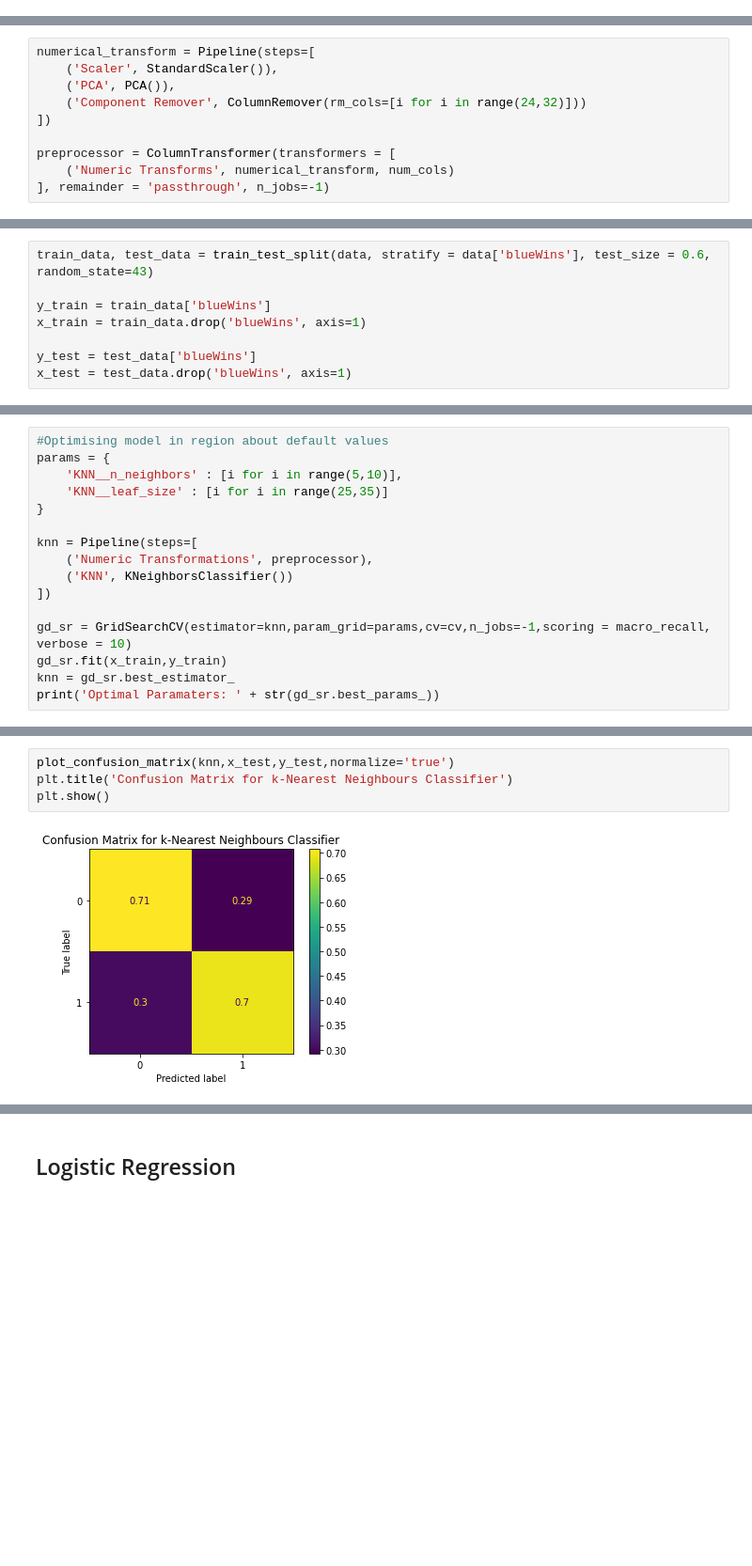
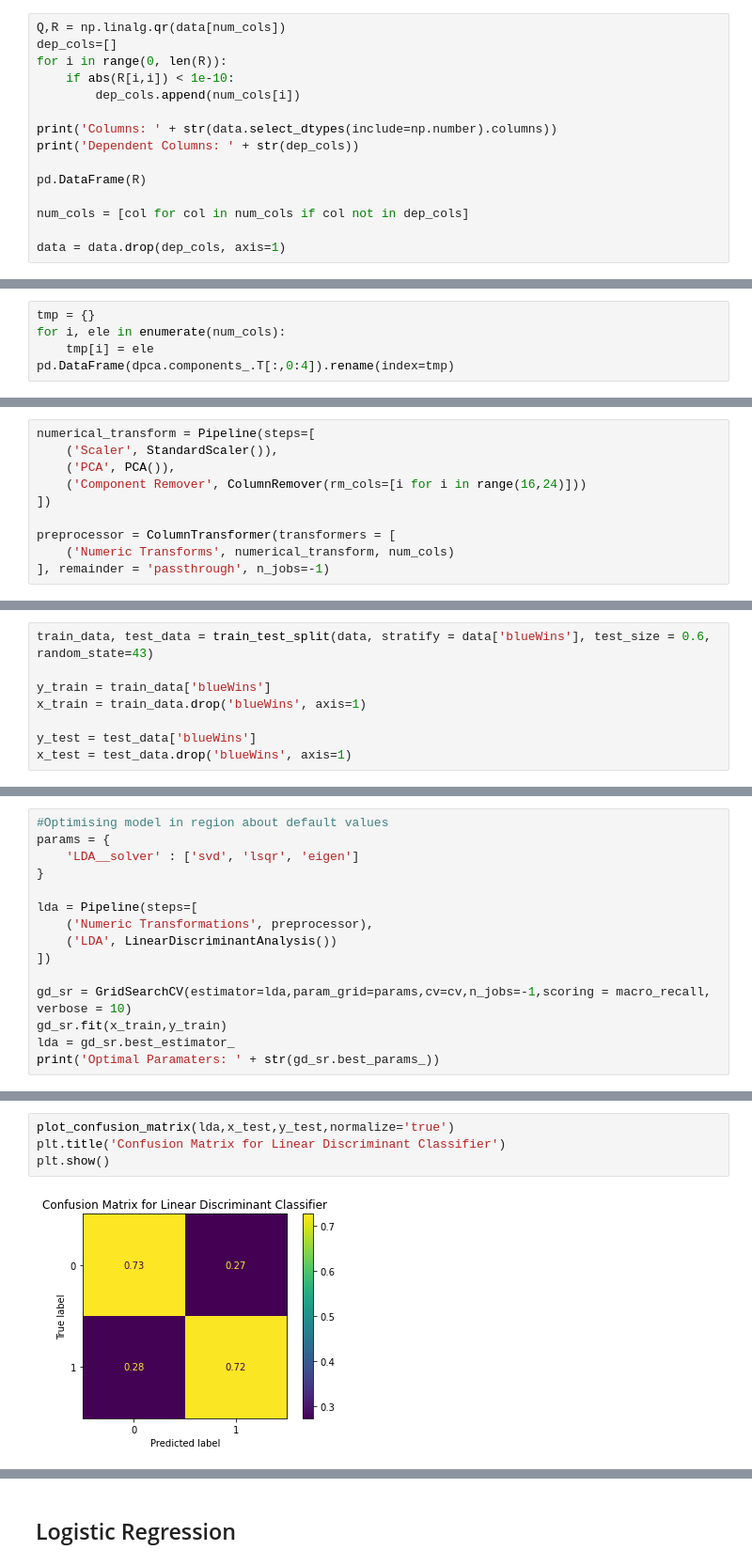
Before and after one commit to maxcollins1999/LOL-Data-Analysis, a Jupyter notebook: STAT2004 Assignment.ipynb, the cells around one changed output, grey strips where cells are left out. Shown at 94% size. Saved outputs shown, nothing was run; the diff lists cells and outputs as text; blank space fills up the shorter version.

```diff
--- a/STAT2004 Assignment.ipynb
+++ b/STAT2004 Assignment.ipynb
@@ -70,0 +100,15 @@ num_cols.remove('blueWins')
+# %%
+Q,R = np.linalg.qr(data[num_cols])
+dep_cols=[]
+for i in range(0, len(R)):
+    if abs(R[i,i]) < 1e-10:
+        dep_cols.append(num_cols[i])
+
+print('Columns: ' + str(data.select_dtypes(include=np.number).columns))
+print('Dependent Columns: ' + str(dep_cols))
+
+pd.DataFrame(R)
+
+num_cols = [col for col in num_cols if col not in dep_cols]
+
+data = data.drop(dep_cols, axis=1)
@@ -144,0 +181,5 @@ array([[ 7.52349110e-03,  9.73665164e-03, -2.04186734e-02],
+# %%
+tmp = {}
+for i, ele in enumerate(num_cols):
+    tmp[i] = ele
+pd.DataFrame(dpca.components_.T[:,0:4]).rename(index=tmp)
@@ -169,7 +229,7 @@ Name: blueWins, dtype: int64
 numerical_transform = Pipeline(steps=[
     ('Scaler', StandardScaler()),
     ('PCA', PCA()),
-    ('Component Remover', ColumnRemover(rm_cols=[i for i in range(24,32)]))
+    ('Component Remover', ColumnRemover(rm_cols=[i for i in range(16,24)]))
 ])
 
 preprocessor = ColumnTransformer(transformers = [
@@ -219,17 +279,16 @@ x_test = test_data.drop('blueWins', axis=1)
 # %%
 #Optimising model in region about default values
 params = {
-    'KNN__n_neighbors' : [i for i in range(5,10)],
-    'KNN__leaf_size' : [i for i in range(25,35)]
+    'LDA__solver' : ['svd', 'lsqr', 'eigen']
 }
 
-knn = Pipeline(steps=[
+lda = Pipeline(steps=[
     ('Numeric Transformations', preprocessor),
-    ('KNN', KNeighborsClassifier())
+    ('LDA', LinearDiscriminantAnalysis())
 ])
 
-gd_sr = GridSearchCV(estimator=knn,param_grid=params,cv=cv,n_jobs=-1,scoring = macro_recall, verbose = 10)
+gd_sr = GridSearchCV(estimator=lda,param_grid=params,cv=cv,n_jobs=-1,scoring = macro_recall, verbose = 10)
 gd_sr.fit(x_train,y_train)
-knn = gd_sr.best_estimator_
+lda = gd_sr.best_estimator_
 print('Optimal Paramaters: ' + str(gd_sr.best_params_))
 # %% [output]
@@ -278,7 +332,7 @@ weighted avg       0.70      0.70      0.70      5928
 # %%
-plot_confusion_matrix(knn,x_test,y_test,normalize='true')
-plt.title('Confusion Matrix for k-Nearest Neighbours Classifier')
+plot_confusion_matrix(lda,x_test,y_test,normalize='true')
+plt.title('Confusion Matrix for Linear Discriminant Classifier')
 plt.show()
 # %% [output]
-[figure, old version]
+[figure, new version]
 # %%
```
Also changed, not shown: parts of 46 cells of this notebook, 9 other files.
